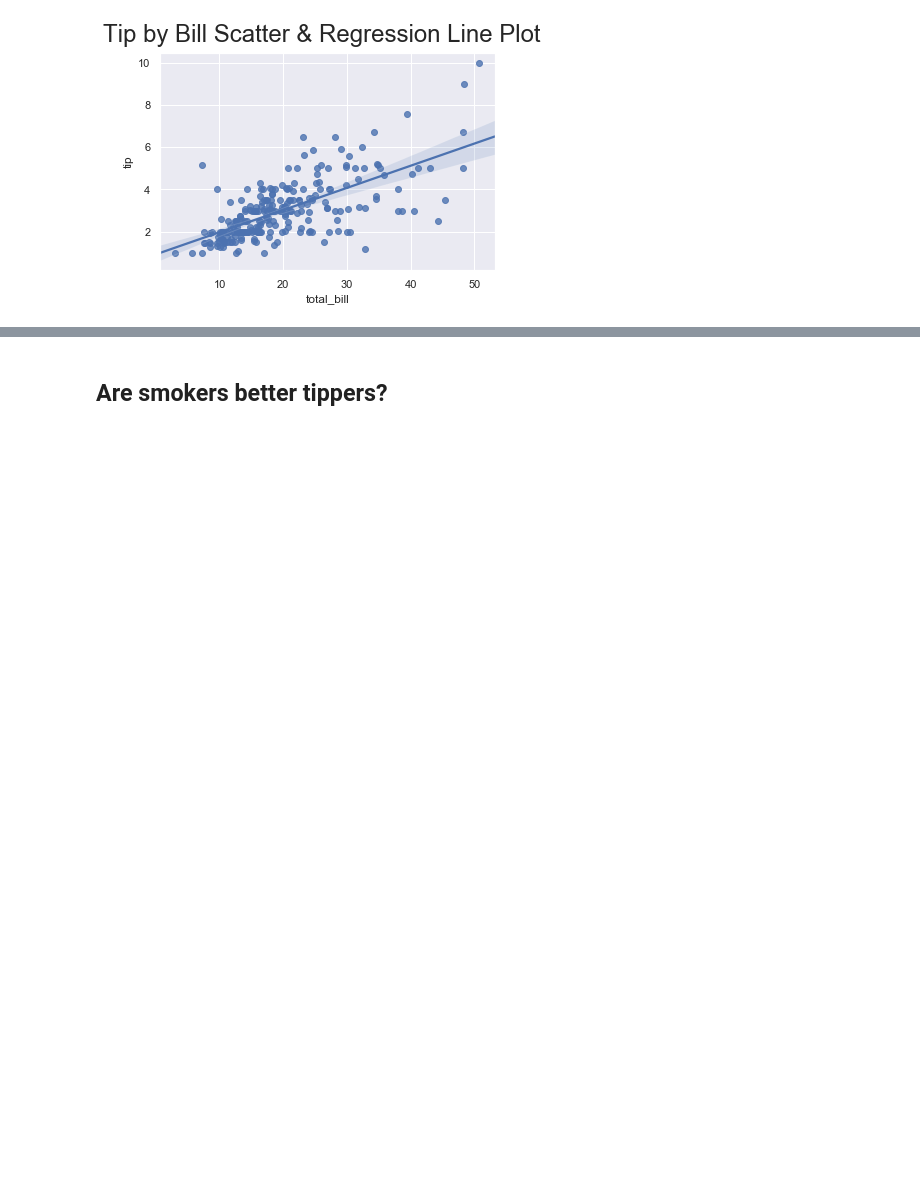
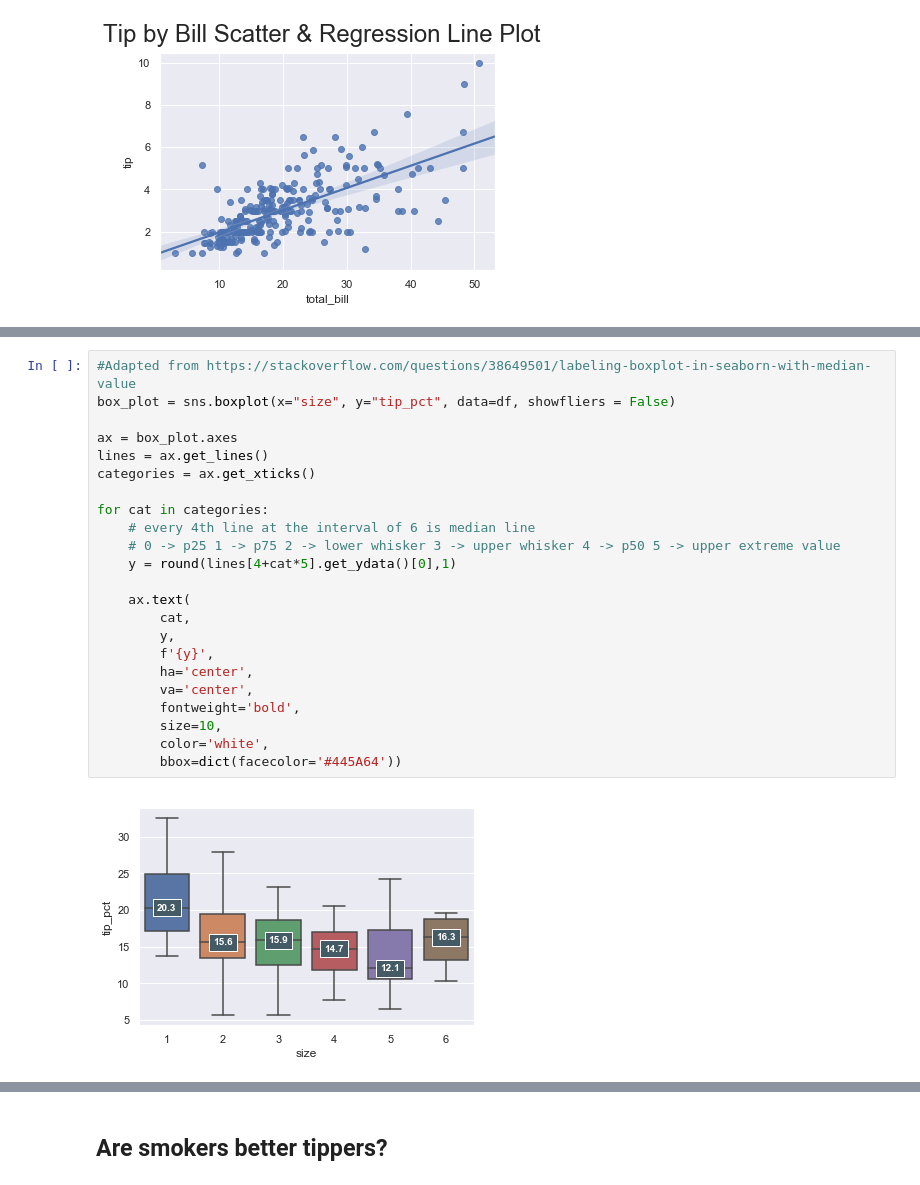
Before and after one commit to fionaoriordan/52446_19_tips, a Jupyter notebook: tips_notebook.ipynb, the cells around one changed output, grey strips where cells are left out. Cells and saved outputs as stored; diff of their text form; blank space fills up the shorter version.

```diff
--- a/tips_notebook.ipynb
+++ b/tips_notebook.ipynb
@@ -381,0 +424,25 @@ plt.show
+# %%
+#Adapted from https://stackoverflow.com/questions/38649501/labeling-boxplot-in-seaborn-with-median-value
+box_plot = sns.boxplot(x="size", y="tip_pct", data=df, showfliers = False)
+
+ax = box_plot.axes
+lines = ax.get_lines()
+categories = ax.get_xticks()
+
+for cat in categories:
+    # every 4th line at the interval of 6 is median line
+    # 0 -> p25 1 -> p75 2 -> lower whisker 3 -> upper whisker 4 -> p50 5 -> upper extreme value
+    y = round(lines[4+cat*5].get_ydata()[0],1)
+
+    ax.text(
+        cat,
+        y,
+        f'{y}',
+        ha='center',
+        va='center',
+        fontweight='bold',
+        size=10,
+        color='white',
+        bbox=dict(facecolor='#445A64'))
+# %% [output]
+[figure, added]
```
Also changed, not shown: parts of 7 cells of this notebook.
